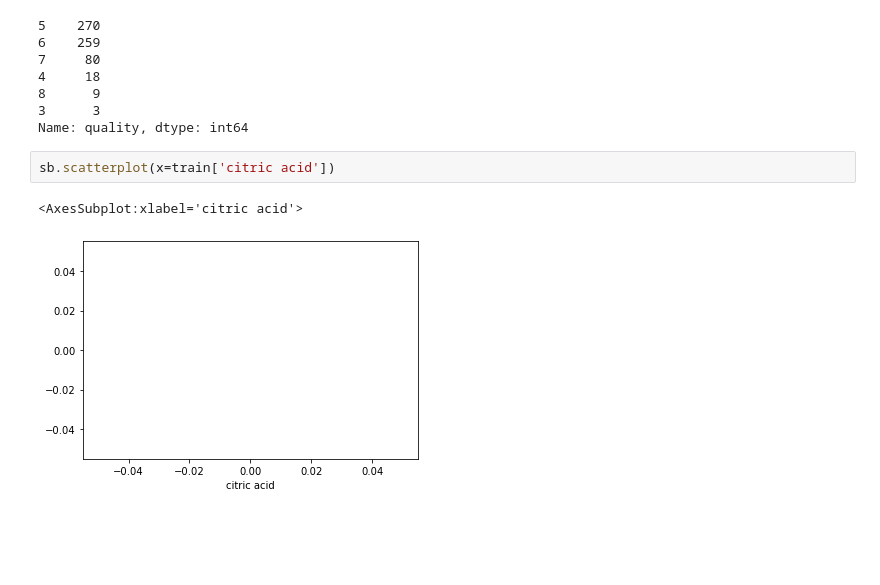
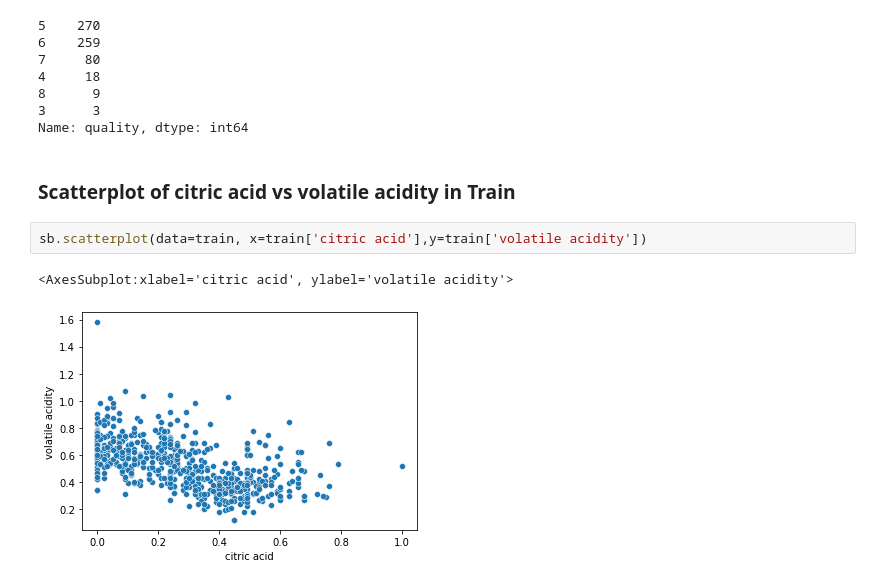
Before and after one commit to Michael-Austin-Mesa/wine-classification-project, a Jupyter notebook: explore.ipynb, the cells around one changed output. Drawn from its saved outputs; the diff is of its cells as text; blank space fills up the shorter version.

Commit message:
additional plots

```diff
--- a/explore.ipynb
+++ b/explore.ipynb
@@ -83,8 +85,10 @@ train.quality.value_counts()
 8      9
 3      3
 Name: quality, dtype: int64
+# %% [markdown]
+### Scatterplot of citric acid vs volatile acidity in Train
 # %%
-sb.scatterplot(x=train['citric acid'])
+sb.scatterplot(data=train, x=train['citric acid'],y=train['volatile acidity'])
 # %% [output]
-<AxesSubplot:xlabel='citric acid'>
+<AxesSubplot:xlabel='citric acid', ylabel='volatile acidity'>
-[figure, old version]
+[figure, new version]
```
Also changed, not shown: parts of 5 cells of this notebook.
